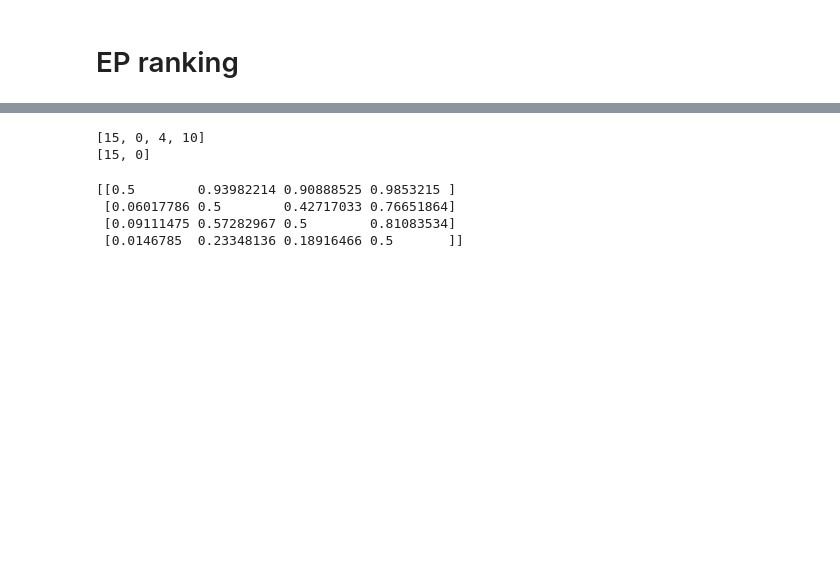
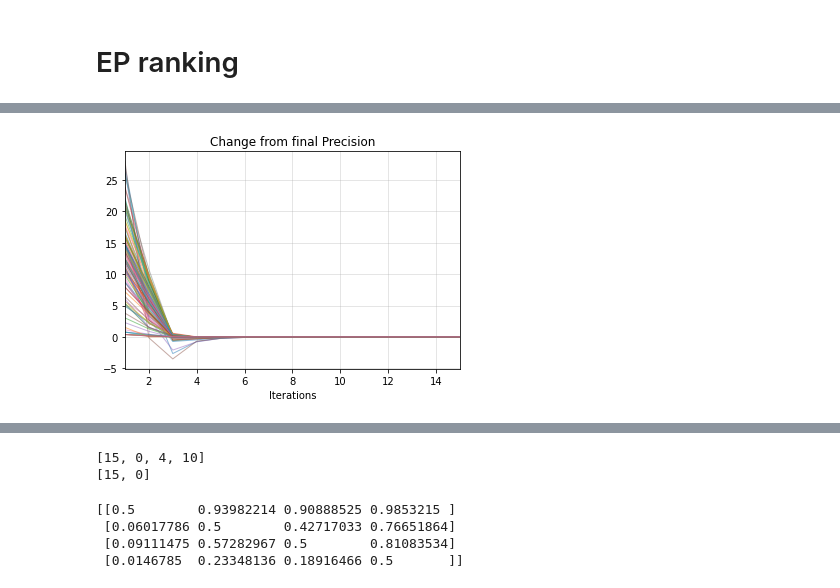
Before and after one commit to lbligh/lzb23_4f13_cw2, a Jupyter notebook: coursework2.ipynb, the cells around one changed output, grey strips where cells are left out. Saved outputs shown, nothing was run; the diff lists cells and outputs as text; code cells hidden in the pictures; blank space fills up the shorter version.

```diff
--- a/coursework2.ipynb
+++ b/coursework2.ipynb
@@ -121,3 +126,23 @@ plt.savefig('plots/change_in_mean_normal.png', format='png', dpi=500, bbox_inche
+# %%
+show_n_iter = 15
+plt.figure(figsize=(6, 4))
+plt.plot(
+    np.arange(1, show_n_iter + 1),
+    (precision_skills[1:] - precision_skills[:-1])[:show_n_iter],
+    alpha=0.5,
+    linewidth=1.0,
+)
+
+plt.xlim(1, show_n_iter)
+plt.title("Change from final Precision")
+plt.xlabel("Iterations")
+plt.ylabel("")
+plt.grid(alpha=0.4)
+plt.savefig(
+    "plots/change_in_precision_normal.png", format="png", dpi=500, bbox_inches="tight"
+)
+# %% [output]
+[figure, added]
 # %%
 # Maximum change in mean and precision
 show_n_iter = 50
```
Also changed, not shown: parts of 24 cells of this notebook, 2 other files.
